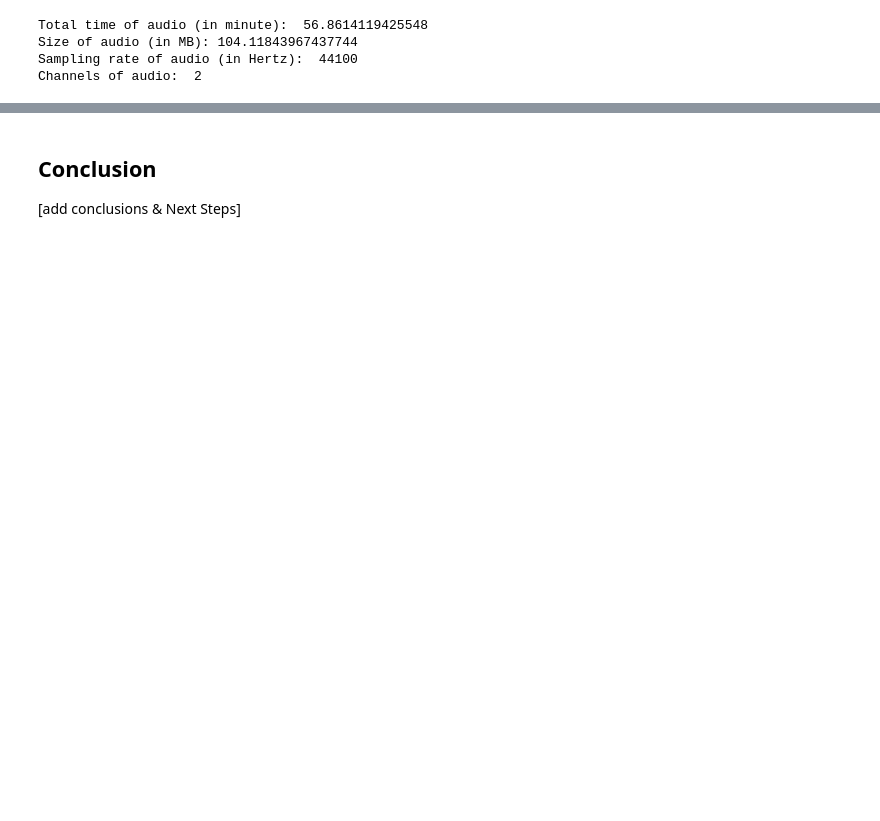
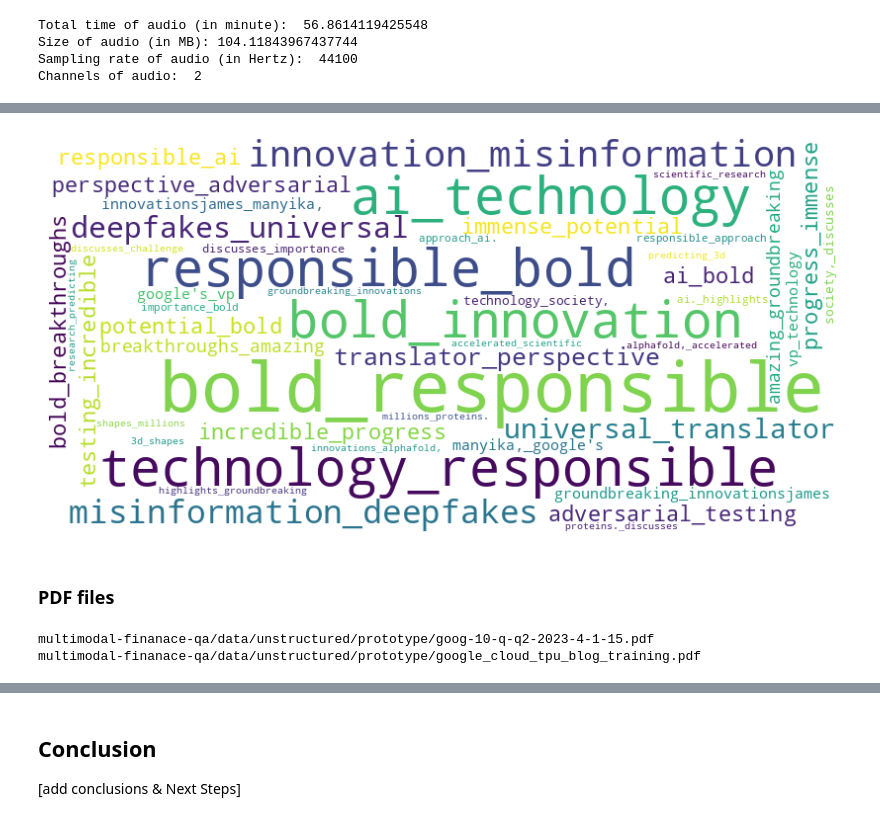
Before and after one commit to lavinigam-gcp/mlops-for-genai, a Jupyter notebook: rag2riches/v1.0/04_Exploratory_Data_Analysis.ipynb, the cells around one changed output, grey strips where cells are left out. Drawn from its saved outputs; the diff is of its cells as text; code cells hidden in the pictures; blank space fills up the shorter version.

```diff
--- a/rag2riches/v1.0/04_Exploratory_Data_Analysis.ipynb
+++ b/rag2riches/v1.0/04_Exploratory_Data_Analysis.ipynb
@@ -456,0 +597,7 @@ plt.show()
+# %%
+%%time
+
+video_analysis_df = analyze_video_in_gcs(bucket,
+                                   prototype_data,
+                                   video_analysis_prompt
+                                   )
@@ -456,0 +614,7 @@ plt.show()
+# %%
+index = 1
+print("Total time of video (in minute): ", video_analysis_df['duration_in_min'][index])
+print("Size of video (in MB):", video_analysis_df['size_in_mb'][index])
+print("Resolution of video: ", video_analysis_df['resolution'][index])
+print("FPS of the video: ", video_analysis_df['fps'][index])
+print("Data type: ", video_analysis_df['data_type'][index])
@@ -456,0 +657,18 @@ plt.show()
+# %%
+list1 = video_analysis_df['keywords'][index]
+list2 = video_analysis_df['contributing_phrases'][index]
+long_text  =  video_analysis_df['summary'][index]
+all_text = ' '.join(list1 + list2) + long_text
+# %%
+create_wordcloud_with_ngrams(all_text, ngram_range=(2, 3))
+# %% [output]
+[figure, added]
+# %% [markdown]
+### PDF files
+# %%
+for blob in bucket.list_blobs():
+  if blob.name.startswith(prototype_data) and blob.name.endswith(".pdf"):
+    print(blob.name)
+# %% [output]
+multimodal-finanace-qa/data/unstructured/prototype/goog-10-q-q2-2023-4-1-15.pdf
+multimodal-finanace-qa/data/unstructured/prototype/google_cloud_tpu_blog_training.pdf
```
Also changed, not shown: parts of 58 cells of this notebook.
